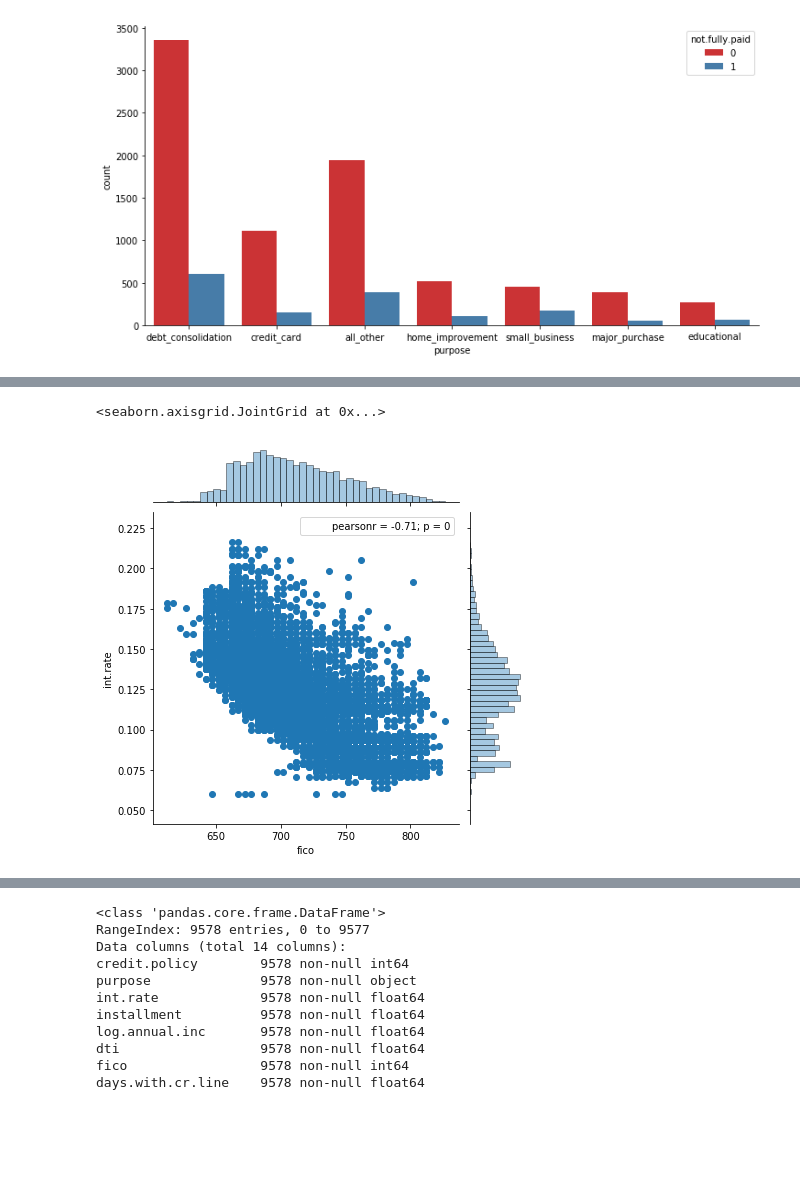
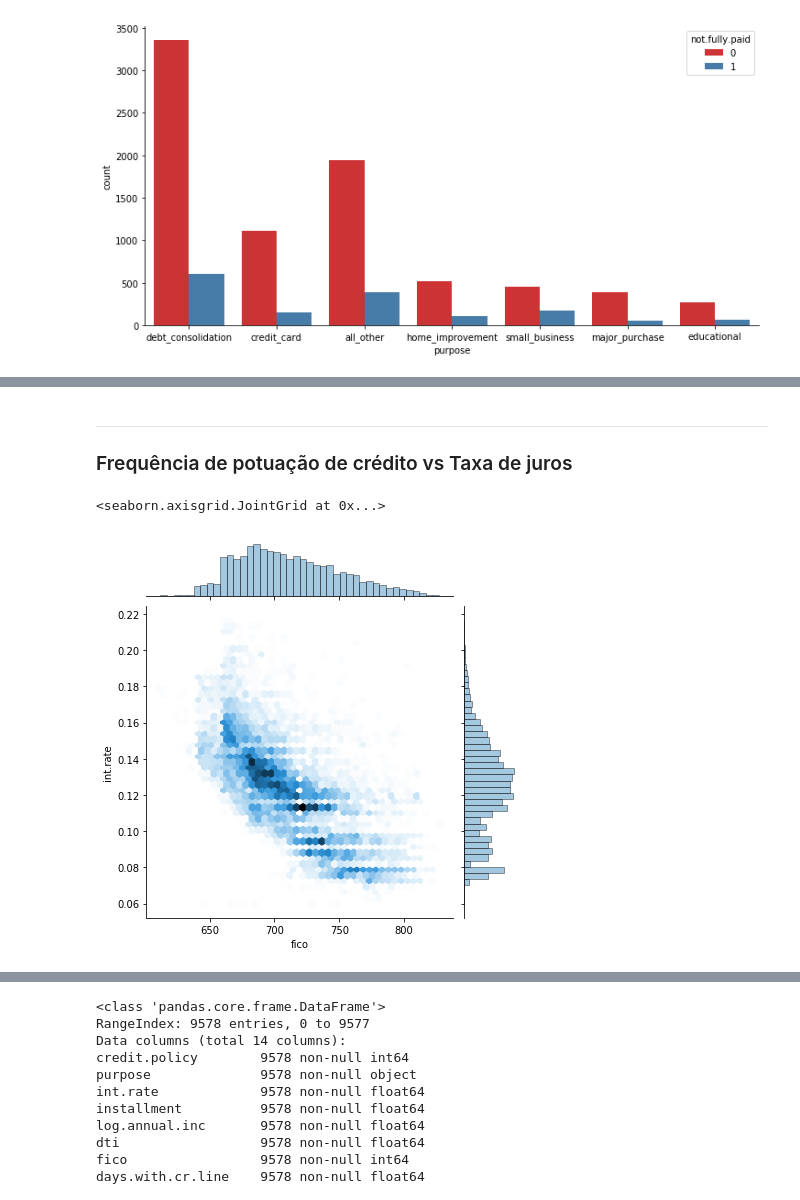
Before and after one commit to ClaudioDavi/data-science, a Jupyter notebook: project/machine_learning/DecisionTrees_RandomForest.ipynb, the cells around one changed output, grey strips where cells are left out. Saved outputs shown, nothing was run; the diff lists cells and outputs as text; code cells hidden in the pictures; blank space fills up the shorter version.

```diff
--- a/project/machine_learning/DecisionTrees_RandomForest.ipynb
+++ b/project/machine_learning/DecisionTrees_RandomForest.ipynb
@@ -34,7 +34,7 @@ import matplotlib.pyplot as plt
 # %% [markdown]
 ## Recuperando os Dados
 # %%
-loans = pd.read_csv('../data/loan_data.csv')
+loans = pd.read_csv('../datasets/loan_data.csv')
 # %% [markdown]
 Verificando a estrutura dos arquivos para posterior análise
 # %%
@@ -123,7 +131,10 @@ sns.despine()
+# %% [markdown]
+---
+### Frequência de potuação de crédito vs Taxa de juros
 # %%
 plt.rcParams["patch.force_edgecolor"] = True
 
-sns.jointplot(data=loans, x='fico', y='int.rate')
+sns.jointplot(data=loans, x='fico', y='int.rate',kind='hex')
 # %% [output]
 <seaborn.axisgrid.JointGrid at 0x...>
-[figure, old version]
+[figure, new version]
```
Also changed, not shown: parts of 23 cells of this notebook.
